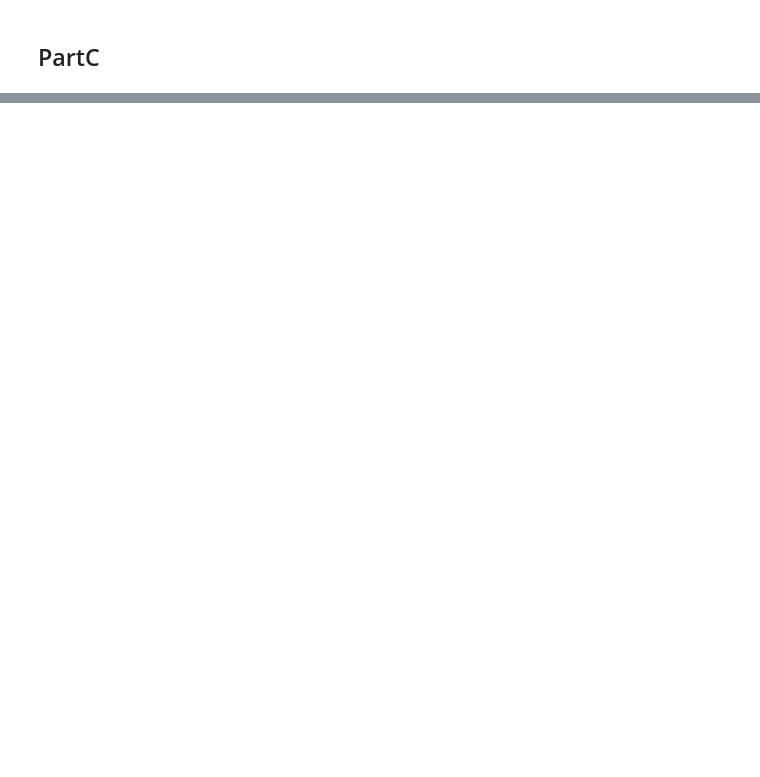
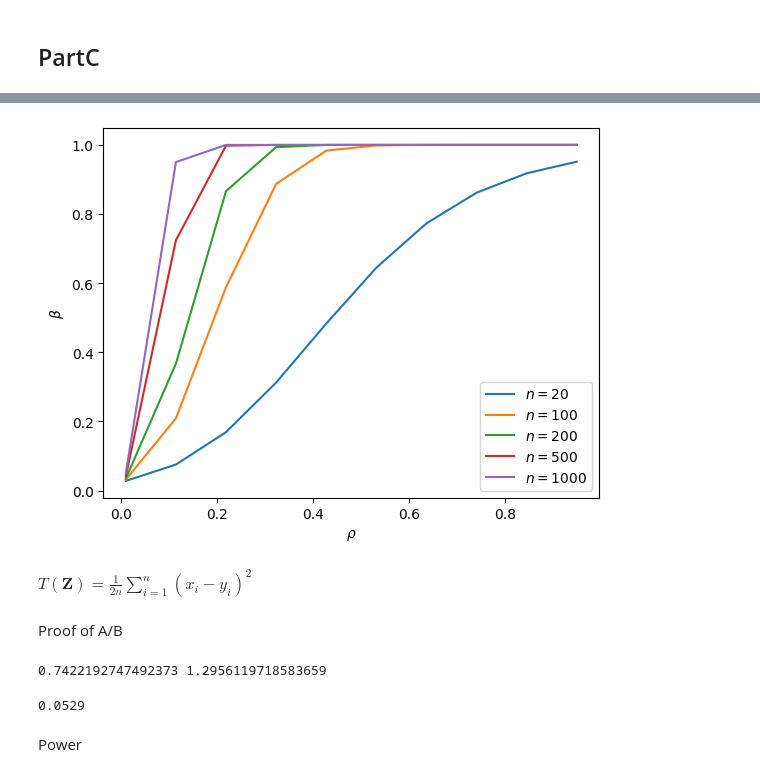
Before and after one commit to NMashalov/MiptBayessianCourseHW, a Jupyter notebook: hw1/tasks/task3.ipynb, the cells around one changed output, grey strips where cells are left out. Cells and saved outputs as stored; diff of their text form; code cells hidden in the pictures; blank space fills up the shorter version.

```diff
--- a/hw1/tasks/task3.ipynb
+++ b/hw1/tasks/task3.ipynb
@@ -22,0 +88,41 @@ plt.savefig('../static/task3/distributions.png')
+# %%
+analytical_size_to_power = []
+for size in sizes:
+    cut_off = distribution(0, size).ppf(0.975)
+    analytical_size_to_power.append(distribution(rhos, size).sf(cut_off))
+# %%
+plt.plot(
+    rhos,
+    np.array(analytical_size_to_power).T,
+    label=[r"$n={}$".format(size) for size in sizes],
+)
+plt.ylabel(r"$\beta$")
+plt.xlabel(r"$\rho$")
+plt.legend()
+plt.savefig("../static/task3/analytical_power_n_dep.png")
+# %% [output]
+[figure, added]
+# %% [markdown]
+$T(\mathbf{Z})= \frac{1}{2n}\sum_{i=1}^n (x_i -y_i)^2$
+# %% [markdown]
+Proof of A/B
+# %%
+left_cut_off = sts.chi2(100).ppf(0.025) / 100
+right_cut_off = sts.chi2(100).ppf(0.975) / 100
+print(left_cut_off, right_cut_off)
+
+
+def generate_population(n_population: int):
+    for _ in range(n_population):
+        statics = (
+            np.sum((sts.norm.rvs(size=100) - sts.norm.rvs(size=100)) ** 2) / 2 / 100
+        )
+        yield any([left_cut_off > statics, statics > right_cut_off])
+# %% [output]
+0.7422192747492373 1.2956119718583659
+# %%
+sum(generate_population(10_000)) / 10_000
+# %% [output]
+0.0529
+# %% [markdown]
+Power
```
Also changed, not shown: parts of 16 cells of this notebook, 11 other files.
